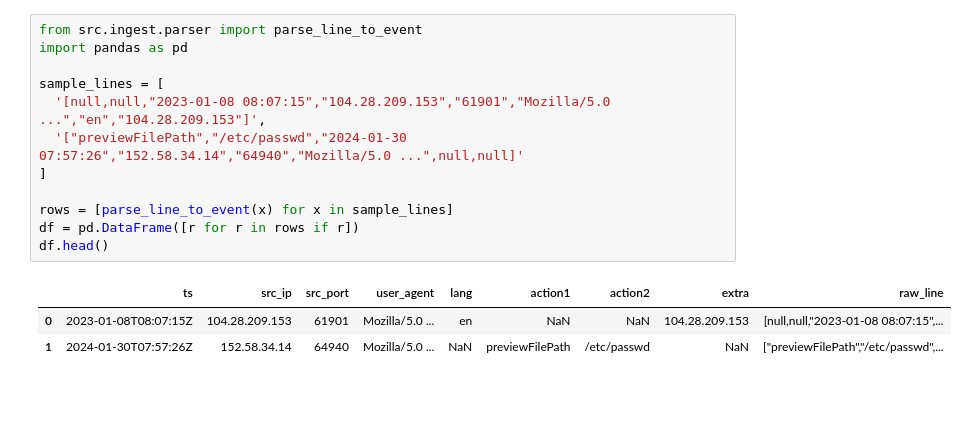
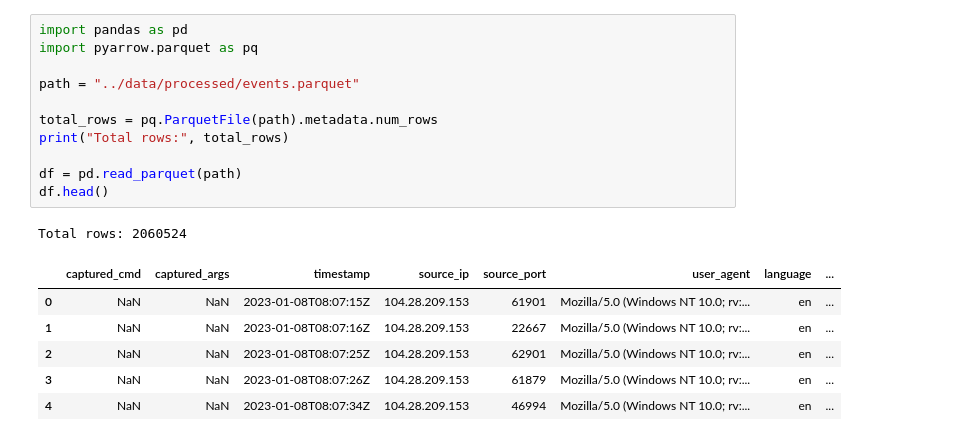
Before and after one commit to Ravi0529/isea-rag-attack-classification, a Jupyter notebook: notebooks/phase1_ingest_debug.ipynb, the cells around one changed output. Cells and saved outputs as stored; diff of their text form; blank space fills up the shorter version.

Commit message:
trying-better-cleaning-of-data

```diff
--- a/notebooks/phase1_ingest_debug.ipynb
+++ b/notebooks/phase1_ingest_debug.ipynb
@@ -1,16 +1,19 @@
 # %%
-from src.ingest.parser import parse_line_to_event
 import pandas as pd
+import pyarrow.parquet as pq
 
-sample_lines = [
-  '[null,null,"2023-01-08 08:07:15","104.28.209.153","61901","Mozilla/5.0 ...","en","104.28.209.153"]',
-  '["previewFilePath","/etc/passwd","2024-01-30 07:57:26","152.58.34.14","64940","Mozilla/5.0 ...",null,null]'
-]
+path = "../data/processed/events.parquet"
 
-rows = [parse_line_to_event(x) for x in sample_lines]
-df = pd.DataFrame([r for r in rows if r])
+total_rows = pq.ParquetFile(path).metadata.num_rows
+print("Total rows:", total_rows)
+
+df = pd.read_parquet(path)
 df.head()
 # %% [output]
+Total rows: 2060524
-|  | ts | src_ip | src_port | user_agent | lang | action1 | action2 | extra | raw_line |
-| 0 | 2023-01-08T08:07:15Z | 104.28.209.153 | 61901 | Mozilla/5.0 ... | en | NaN | NaN | 104.28.209.153 | [null,null,"2023-01-08 08:07:15",... |
-| 1 | 2024-01-30T07:57:26Z | 152.58.34.14 | 64940 | Mozilla/5.0 ... | NaN | previewFilePath | /etc/passwd | NaN | ["previewFilePath","/etc/passwd",... |
+|  | captured_cmd | captured_args | timestamp | source_ip | source_port | user_agent | language | ... |
+| 0 | NaN | NaN | 2023-01-08T08:07:15Z | 104.28.209.153 | 61901 | Mozilla/5.0 (Windows NT 10.0; rv:... | en | ... |
+| 1 | NaN | NaN | 2023-01-08T08:07:16Z | 104.28.209.153 | 22667 | Mozilla/5.0 (Windows NT 10.0; rv:... | en | ... |
+| 2 | NaN | NaN | 2023-01-08T08:07:25Z | 104.28.209.153 | 62901 | Mozilla/5.0 (Windows NT 10.0; rv:... | en | ... |
+| 3 | NaN | NaN | 2023-01-08T08:07:26Z | 104.28.209.153 | 61879 | Mozilla/5.0 (Windows NT 10.0; rv:... | en | ... |
+| 4 | NaN | NaN | 2023-01-08T08:07:34Z | 104.28.209.153 | 46994 | Mozilla/5.0 (Windows NT 10.0; rv:... | en | ... |
```
Also changed, not shown: 24 other files.
